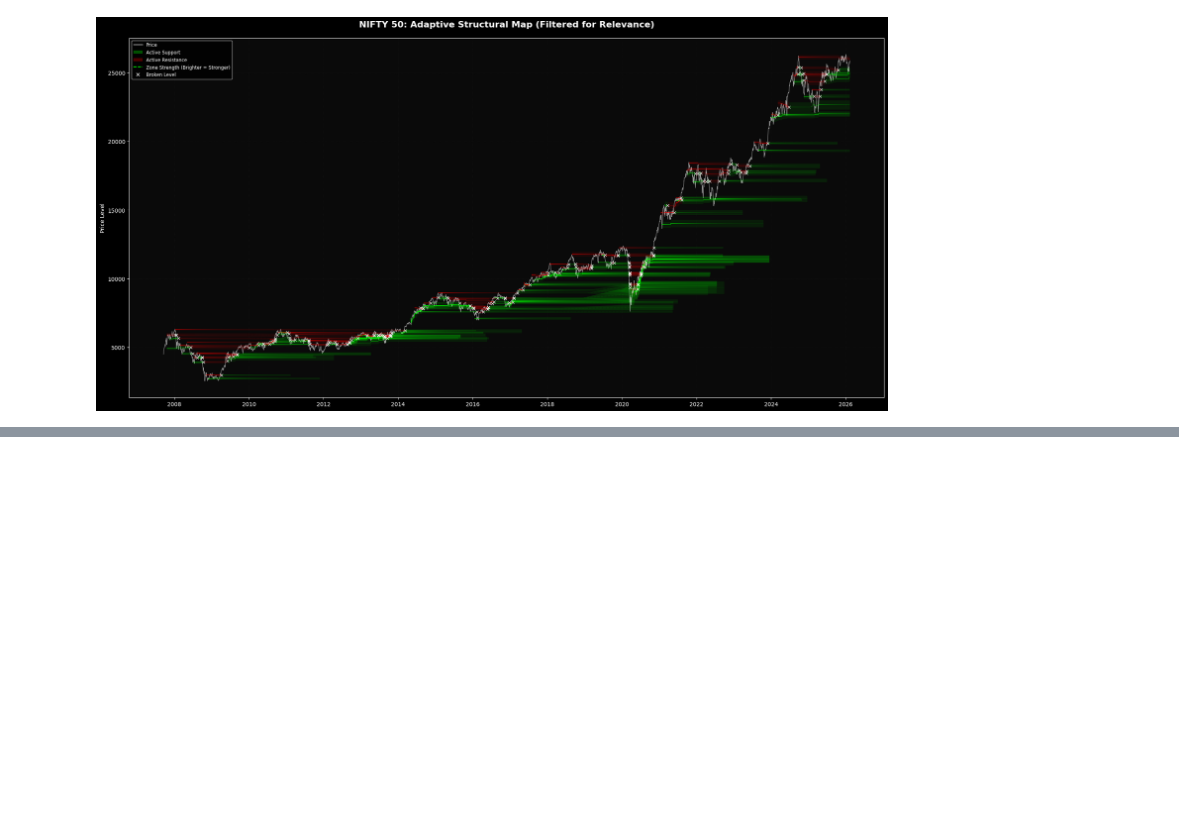
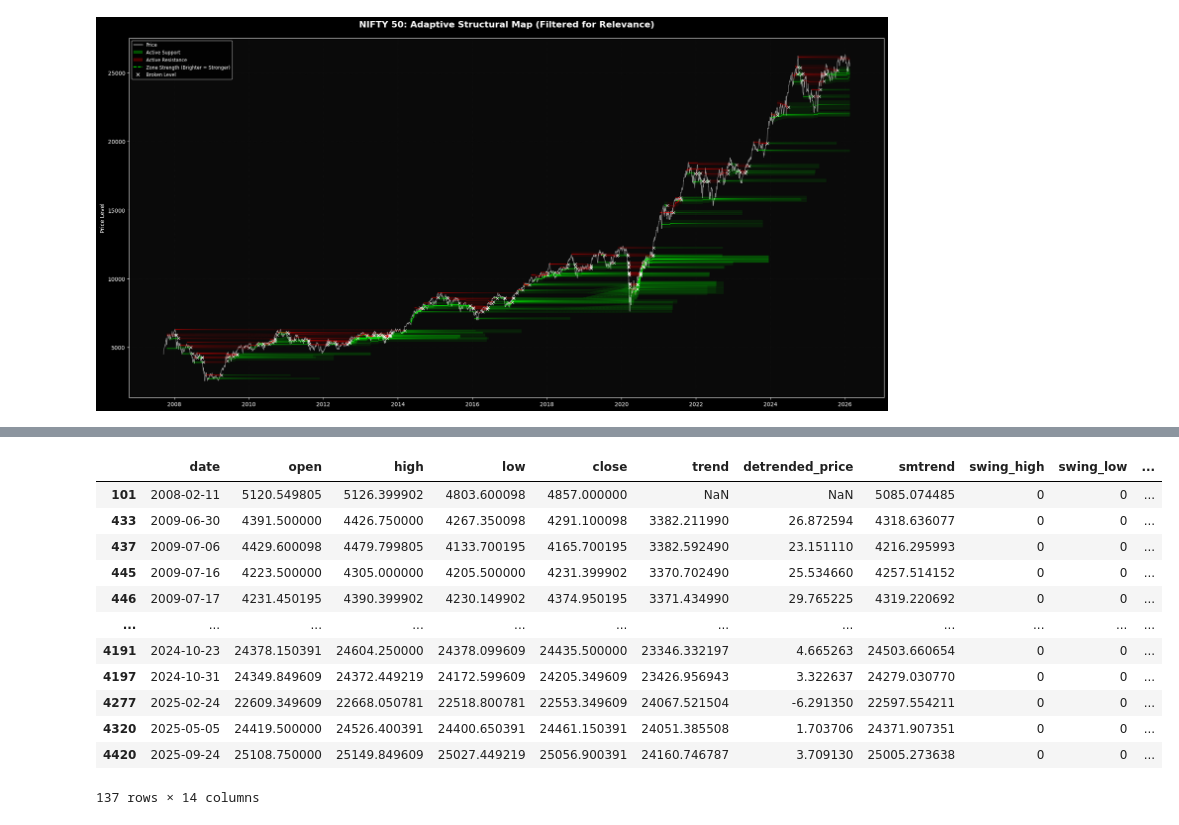
Before and after one commit to dhruvv-t/support-resistance-using-svm, a Jupyter notebook: svm_sup_res.ipynb, the cells around one changed output, grey strips where cells are left out. Cells and saved outputs as stored; diff of their text form; code cells hidden in the pictures; blank space fills up the shorter version.

```diff
--- a/svm_sup_res.ipynb
+++ b/svm_sup_res.ipynb
@@ -496,0 +608,16 @@ Plotting 107 Resistance zones (Hidden 0 ghosts).
+# %%
+data[(data['is_support'] == data['is_resistance']) & (data['is_support'] == 1) & (data['is_resistance'] == 1)]
+# %% [output]
+|  | date | open | high | low | close | trend | detrended_price | smtrend | swing_high | swing_low | ... |
+| 101 | 2008-02-11 | 5120.549805 | 5126.399902 | 4803.600098 | 4857.000000 | NaN | NaN | 5085.074485 | 0 | 0 | ... |
+| 433 | 2009-06-30 | 4391.500000 | 4426.750000 | 4267.350098 | 4291.100098 | 3382.211990 | 26.872594 | 4318.636077 | 0 | 0 | ... |
+| 437 | 2009-07-06 | 4429.600098 | 4479.799805 | 4133.700195 | 4165.700195 | 3382.592490 | 23.151110 | 4216.295993 | 0 | 0 | ... |
+| 445 | 2009-07-16 | 4223.500000 | 4305.000000 | 4205.500000 | 4231.399902 | 3370.702490 | 25.534660 | 4257.514152 | 0 | 0 | ... |
+| 446 | 2009-07-17 | 4231.450195 | 4390.399902 | 4230.149902 | 4374.950195 | 3371.434990 | 29.765225 | 4319.220692 | 0 | 0 | ... |
+| ... | ... | ... | ... | ... | ... | ... | ... | ... | ... | ... | ... |
+| 4191 | 2024-10-23 | 24378.150391 | 24604.250000 | 24378.099609 | 24435.500000 | 23346.332197 | 4.665263 | 24503.660654 | 0 | 0 | ... |
+| 4197 | 2024-10-31 | 24349.849609 | 24372.449219 | 24172.599609 | 24205.349609 | 23426.956943 | 3.322637 | 24279.030770 | 0 | 0 | ... |
+| 4277 | 2025-02-24 | 22609.349609 | 22668.050781 | 22518.800781 | 22553.349609 | 24067.521504 | -6.291350 | 22597.554211 | 0 | 0 | ... |
+| 4320 | 2025-05-05 | 24419.500000 | 24526.400391 | 24400.650391 | 24461.150391 | 24051.385508 | 1.703706 | 24371.907351 | 0 | 0 | ... |
+| 4420 | 2025-09-24 | 25108.750000 | 25149.849609 | 25027.449219 | 25056.900391 | 24160.746787 | 3.709130 | 25005.273638 | 0 | 0 | ... |
+137 rows × 14 columns
```
Also changed, not shown: parts of 58 cells of this notebook.
